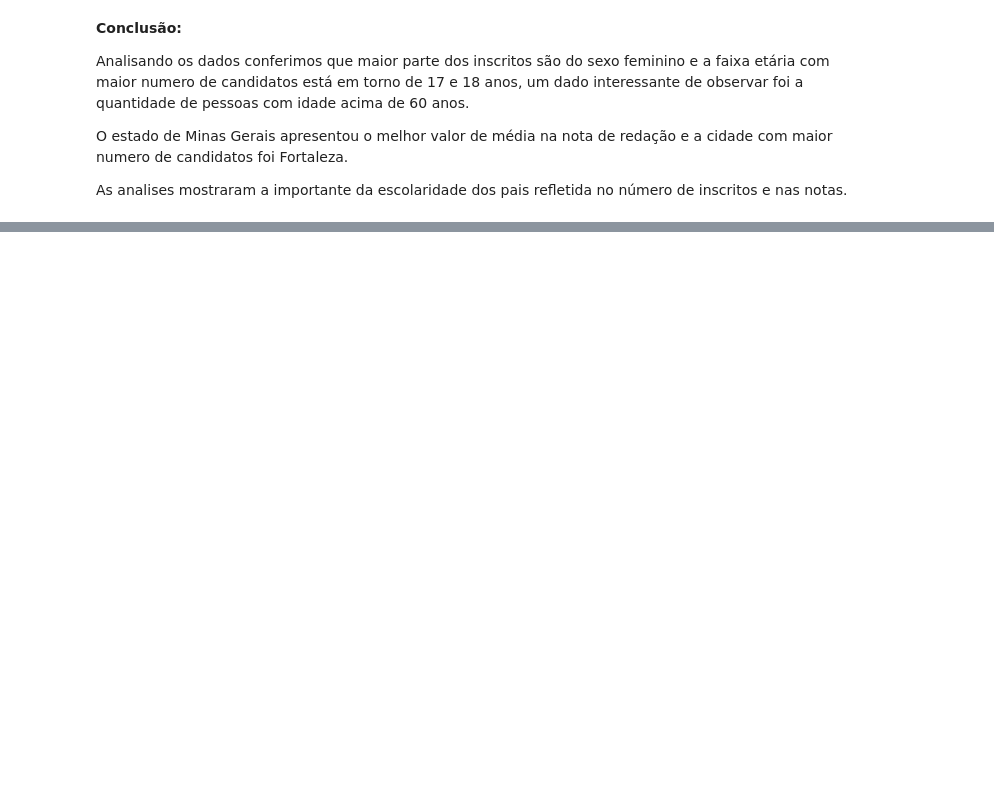
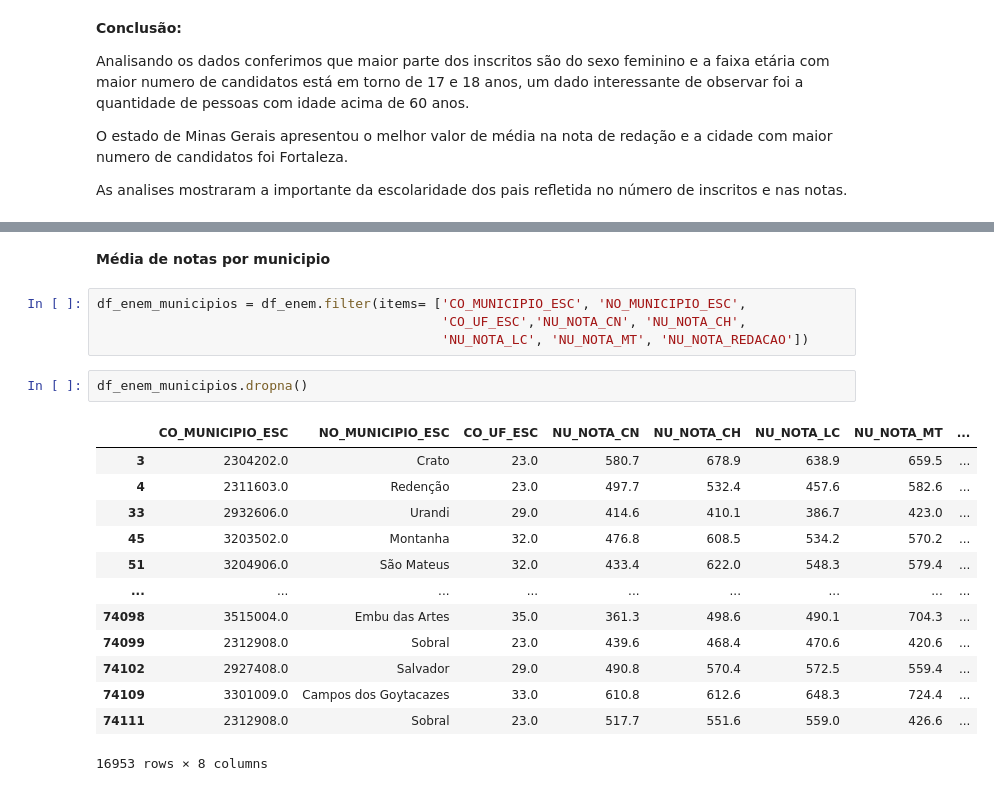
Before and after one commit to anapmdm/Intro-ao-Pandas, a Jupyter notebook: Analise_de_Microdados_do_ENEM_2021.ipynb, the cells around one changed output, grey strips where cells are left out. Saved outputs shown, nothing was run; the diff lists cells and outputs as text; blank space fills up the shorter version.

```diff
--- a/Analise_de_Microdados_do_ENEM_2021.ipynb
+++ b/Analise_de_Microdados_do_ENEM_2021.ipynb
@@ -513,0 +514,22 @@ ax.text(0.02,0.74, dicQ002, transform = ax.transAxes, fontsize=12,color= 'white'
+# %% [markdown]
+**Média de notas por municipio**
+# %%
+df_enem_municipios = df_enem.filter(items= ['CO_MUNICIPIO_ESC', 'NO_MUNICIPIO_ESC',
+                                            'CO_UF_ESC','NU_NOTA_CN', 'NU_NOTA_CH',
+                                            'NU_NOTA_LC', 'NU_NOTA_MT', 'NU_NOTA_REDACAO'])
+# %%
+df_enem_municipios.dropna()
+# %% [output]
+|  | CO_MUNICIPIO_ESC | NO_MUNICIPIO_ESC | CO_UF_ESC | NU_NOTA_CN | NU_NOTA_CH | NU_NOTA_LC | NU_NOTA_MT | ... |
+| 3 | 2304202.0 | Crato | 23.0 | 580.7 | 678.9 | 638.9 | 659.5 | ... |
+| 4 | 2311603.0 | Redenção | 23.0 | 497.7 | 532.4 | 457.6 | 582.6 | ... |
+| 33 | 2932606.0 | Urandi | 29.0 | 414.6 | 410.1 | 386.7 | 423.0 | ... |
+| 45 | 3203502.0 | Montanha | 32.0 | 476.8 | 608.5 | 534.2 | 570.2 | ... |
+| 51 | 3204906.0 | São Mateus | 32.0 | 433.4 | 622.0 | 548.3 | 579.4 | ... |
+| ... | ... | ... | ... | ... | ... | ... | ... | ... |
+| 74098 | 3515004.0 | Embu das Artes | 35.0 | 361.3 | 498.6 | 490.1 | 704.3 | ... |
+| 74099 | 2312908.0 | Sobral | 23.0 | 439.6 | 468.4 | 470.6 | 420.6 | ... |
+| 74102 | 2927408.0 | Salvador | 29.0 | 490.8 | 570.4 | 572.5 | 559.4 | ... |
+| 74109 | 3301009.0 | Campos dos Goytacazes | 33.0 | 610.8 | 612.6 | 648.3 | 724.4 | ... |
+| 74111 | 2312908.0 | Sobral | 23.0 | 517.7 | 551.6 | 559.0 | 426.6 | ... |
+16953 rows × 8 columns
```
Also changed, not shown: parts of 32 cells of this notebook.
